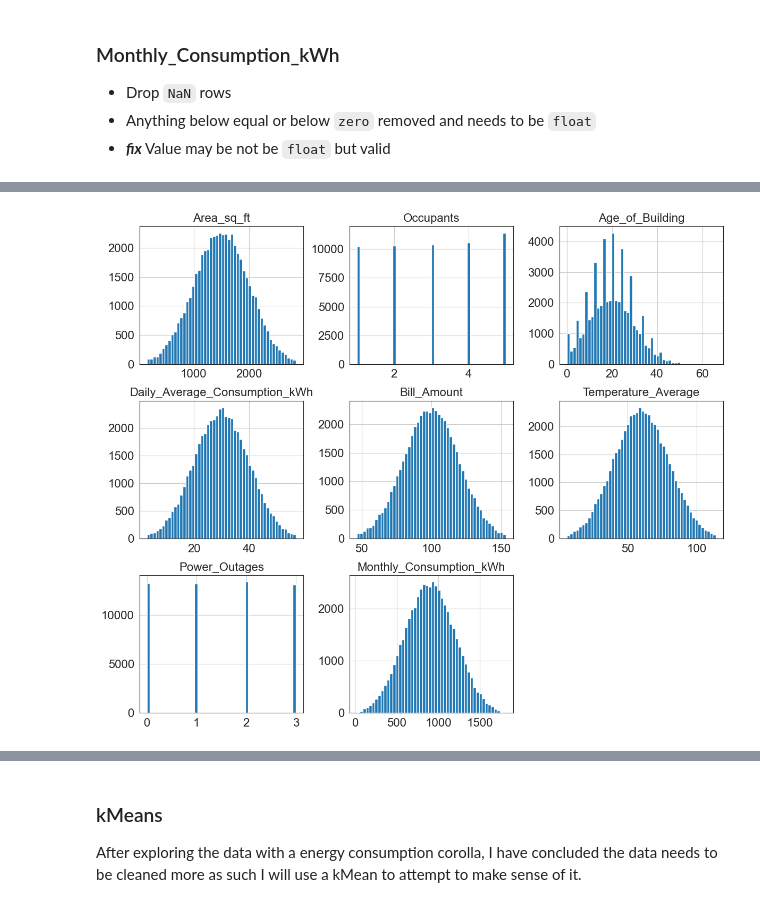
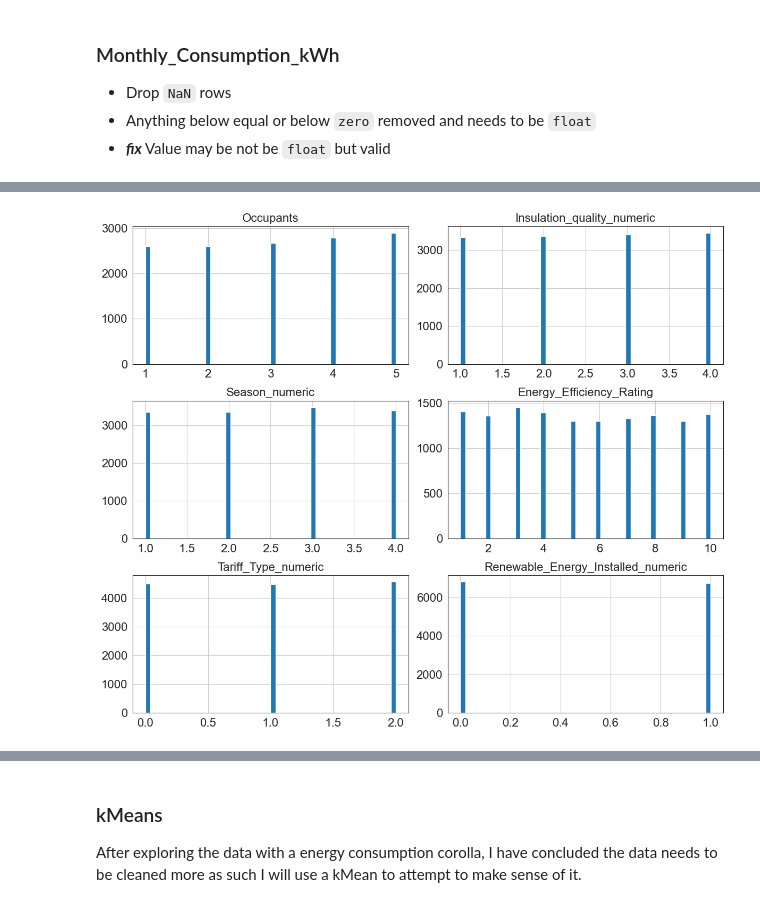
Before and after one commit to Darkri-X/CSC300_LinearRegression, a Jupyter notebook: LinearRegression.ipynb, the cells around one changed output, grey strips where cells are left out. Drawn from its saved outputs; the diff is of its cells as text; code cells hidden in the pictures.

```diff
--- a/LinearRegression.ipynb
+++ b/LinearRegression.ipynb
@@ -217,6 +217,14 @@ Previous size: (94877, 14)
 ['Gas', 'Electric', 'None']
 Current size: (61421, 14)
 Previous size: (61421, 14)
+# %%
+heatingMapping = {
+    'Electric': 2,
+    'Gas': 1,
+    'None': 0,
+}
+
+df['Heating_Type_numeric'] = df['Heating_Type'].map(heatingMapping)
 # %%
 columDistinctOccurrences(df, ['Heating_Type'])
 # %% [output]
@@ -462,0 +499,29 @@ dfSize(df)
+# %%
+dfCategorical = df[[
+    'Occupants',
+    'Heating_Type',
+    'Insulation_Quality',
+    'Season',
+    'Energy_Efficiency_Rating',
+    'Tariff_Type',
+    'Renewable_Energy_Installed',
+    ]]
+
+dfCategoricalNumeric = df[[
+    'Occupants',
+    'Insulation_quality_numeric',
+    'Season_numeric',
+    'Energy_Efficiency_Rating',
+    'Tariff_Type_numeric',
+    'Renewable_Energy_Installed_numeric'
+]]
+
+dfNumerical = df[[
+    'Area_sq_ft',
+    'Age_of_Building',
+    'Bill_Amount',
+    'Daily_Average_Consumption_kWh',
+    'Monthly_Consumption_kWh'
+    ]]
+
+dfAllNumbers = pd.concat([dfCategoricalNumeric.copy(), dfNumerical.copy()], axis=1)
@@ -483,6 +555,6 @@ dfQuant = df.select_dtypes(include=['int64', 'float64'])
 # %%
-dfQuant.hist(bins=50, figsize=(12,10))
+dfCategoricalNumeric.hist(bins=50, figsize=(12,10))
 plt.tight_layout()  # Adjusts subplot params so that subplots fit into the figure area
 plt.show()
 # %% [output]
-[figure, old version]
+[figure, new version]
```
Also changed, not shown: parts of 38 cells of this notebook.
